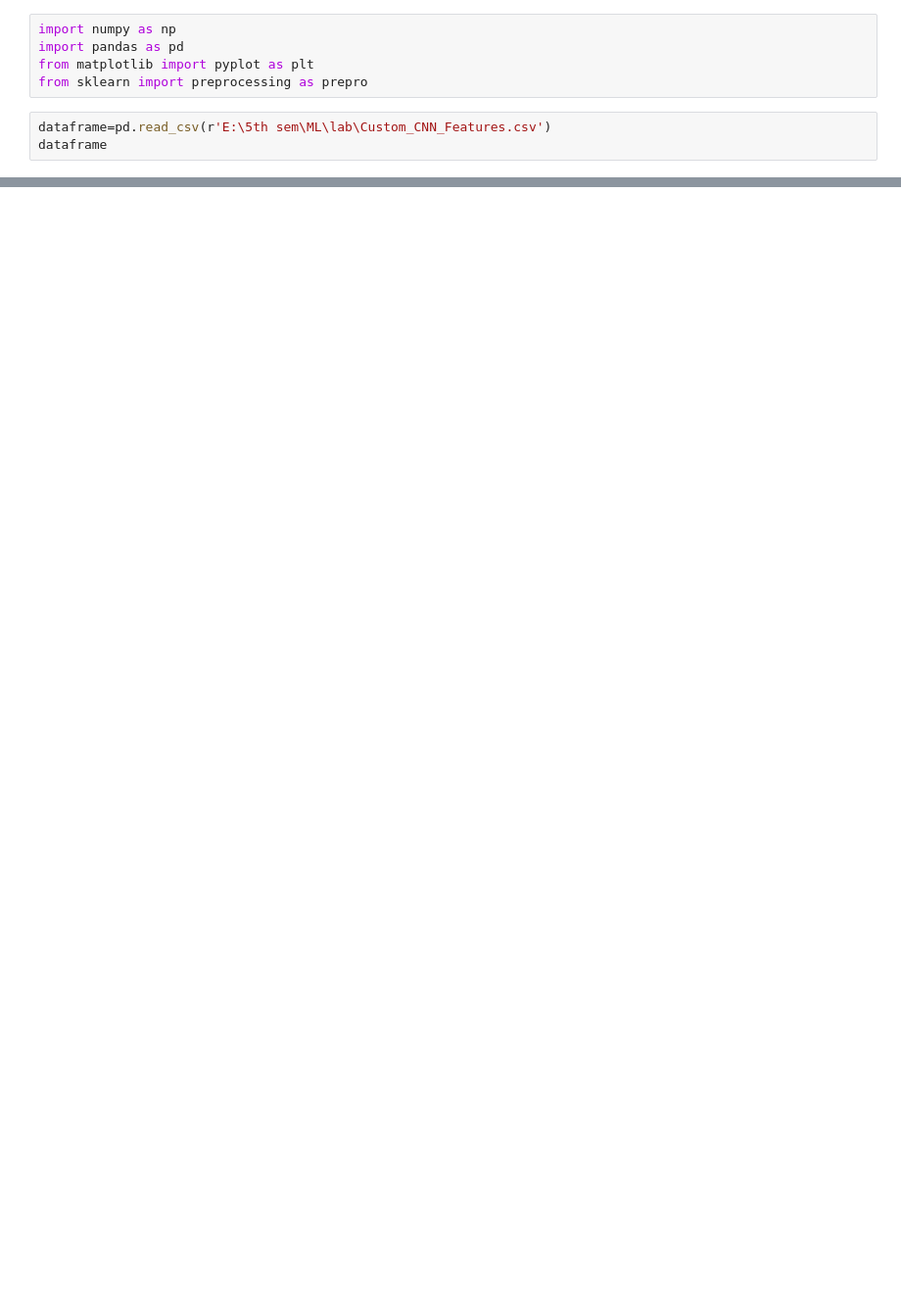
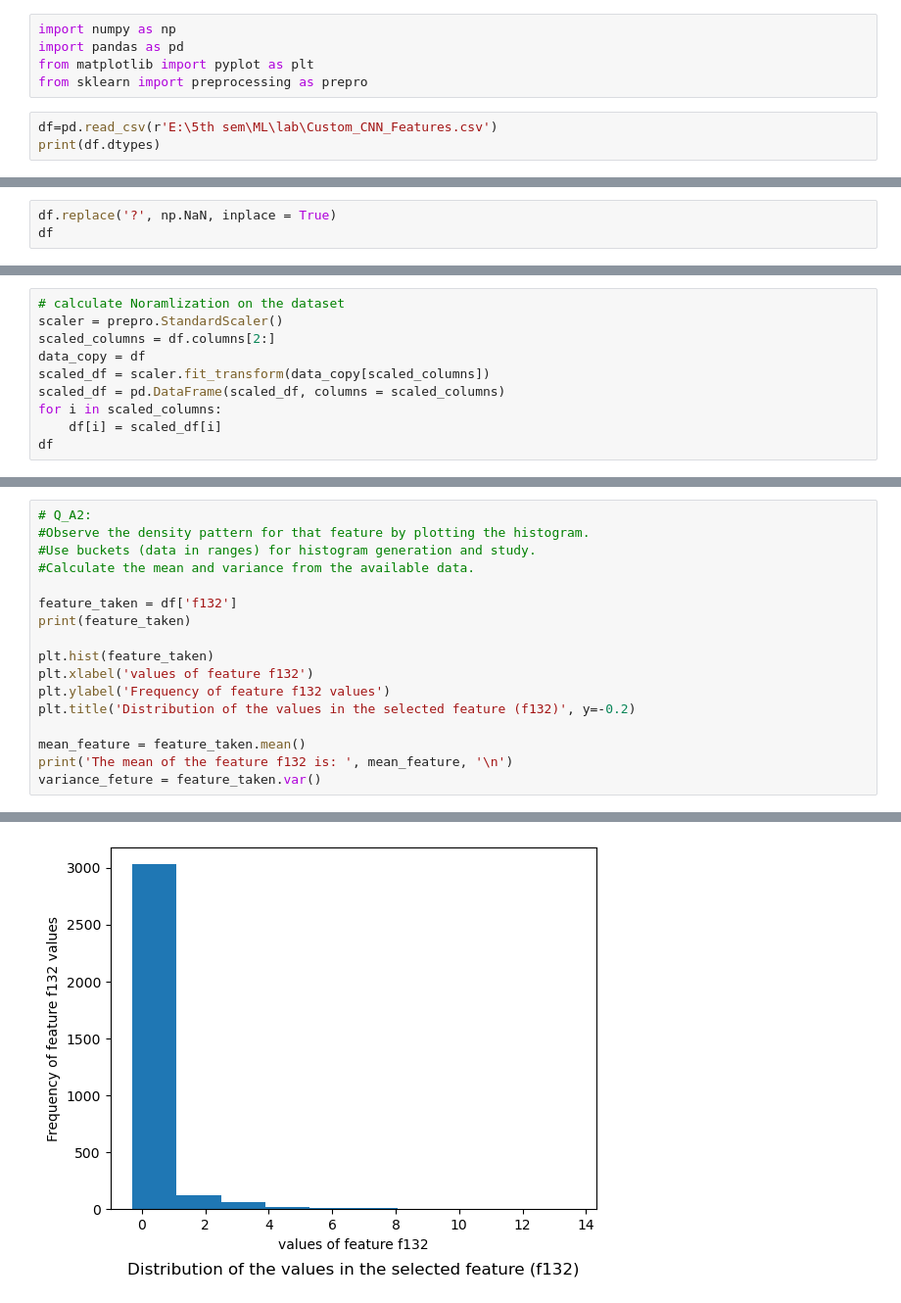
Before and after one commit to rajakprogrammer/ML, a Jupyter notebook: ML_LAB3.ipynb, the cells around one changed output, grey strips where cells are left out. Shown at 98% size. Saved outputs shown, nothing was run; the diff lists cells and outputs as text; blank space fills up the shorter version.

```diff
--- a/ML_LAB3.ipynb
+++ b/ML_LAB3.ipynb
@@ -4,6 +4,6 @@ import pandas as pd
 from matplotlib import pyplot as plt
 from sklearn import preprocessing as prepro
 # %%
-dataframe=pd.read_csv(r'E:\5th sem\ML\lab\Custom_CNN_Features.csv')
-dataframe
+df=pd.read_csv(r'E:\5th sem\ML\lab\Custom_CNN_Features.csv')
+print(df.dtypes)
 # %% [output]
@@ -22,0 +22,3 @@ dataframe
+# %%
+df.replace('?', np.NaN, inplace = True)
+df
@@ -22,0 +54,10 @@ dataframe
+# %%
+# calculate Noramlization on the dataset
+scaler = prepro.StandardScaler()
+scaled_columns = df.columns[2:]
+data_copy = df
+scaled_df = scaler.fit_transform(data_copy[scaled_columns])
+scaled_df = pd.DataFrame(scaled_df, columns = scaled_columns)
+for i in scaled_columns:
+    df[i] = scaled_df[i]
+df
@@ -22,0 +148,18 @@ dataframe
+# %%
+# Q_A2:
+#Observe the density pattern for that feature by plotting the histogram.
+#Use buckets (data in ranges) for histogram generation and study.
+#Calculate the mean and variance from the available data.
+
+feature_taken = df['f132']
+print(feature_taken)
+
+plt.hist(feature_taken)
+plt.xlabel('values of feature f132')
+plt.ylabel('Frequency of feature f132 values')
+plt.title('Distribution of the values in the selected feature (f132)', y=-0.2)
+
+mean_feature = feature_taken.mean()
+print('The mean of the feature f132 is: ', mean_feature, '\n')
+variance_feture = feature_taken.var()
+# %% [output]
@@ -22,0 +179 @@ dataframe
+[figure, added]
```
Also changed, not shown: parts of 16 cells of this notebook.
